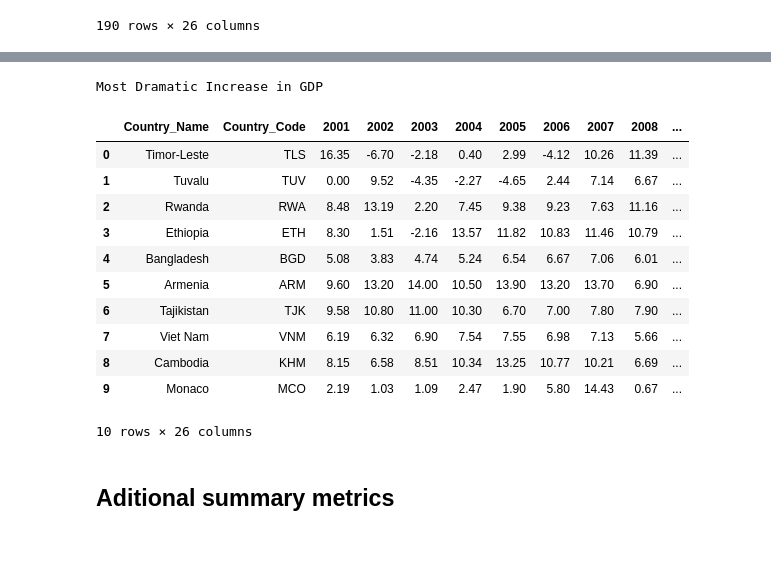
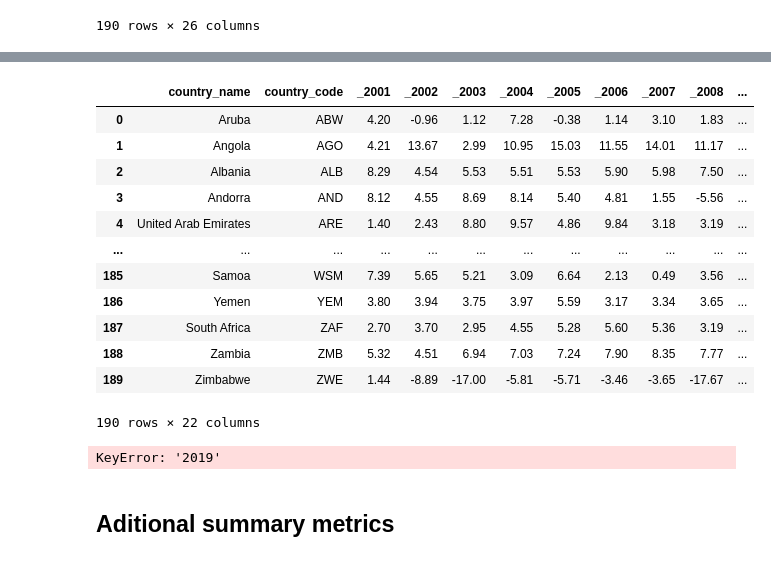
Before and after one commit to svujcich/Global_GDP_Trends, a Jupyter notebook: ETL/GDP_growth_ETL.ipynb, the cells around one changed output, grey strips where cells are left out. Saved outputs shown, nothing was run; the diff lists cells and outputs as text; code cells hidden in the pictures.

Commit message:
removed region column

```diff
--- a/ETL/GDP_growth_ETL.ipynb
+++ b/ETL/GDP_growth_ETL.ipynb
@@ -468,10 +468,6 @@ columns = list(GDP_growth_df.columns.values)
 print(columns)
 # %% [output]
 ['Country_Name', 'Country_Code', '2001', '2002', '2003', '2004', '2005', '2006', '2007', '2008', '2009', '2010', '2011', '2012', '2013', '2014', '2015', '2016', '2017', '2018', '2019', 'Country Code', ...
-# %%
-#rename income group
-#b. rename new Country name Column
-GDP_growth_df = GDP_growth_df.rename({"IncomeGroup": "Income_Group"}, axis=1)
 # %%
 #format values
 #a. check data types
@@ -515,3 +511,8 @@ GDP_growth_df
 # %%
 # set country name equal to index
 # clean_GDP_df.set_index(clean_GDP_df.columns[0])
+# %%
+#clean Up DataFrame
+#drop columns
+GDP_growth_df = GDP_growth_df.drop(['SpecialNotes', 'TableName', 'Country Code', 'Region'], axis=1)
+GDP_growth_df
@@ -518,3 +533,23 @@ GDP_growth_df
+# %%
+#replace column names
+GDP_growth_df = GDP_growth_df.set_axis(['country_name', 'country_code', '_2001', '_2002','_2003','_2004','_2005','_2006',
+                                            '_2007','_2008','_2009','_2010','_2011','_2012','_2013','_2014','_2015','_2016','_2017',
+                                            '_2018','_2019', 'income_group'], axis = 1)
+GDP_growth_df
+# %% [output]
+|  | country_name | country_code | _2001 | _2002 | _2003 | _2004 | _2005 | _2006 | _2007 | _2008 | ... |
+| 0 | Aruba | ABW | 4.20 | -0.96 | 1.12 | 7.28 | -0.38 | 1.14 | 3.10 | 1.83 | ... |
+| 1 | Angola | AGO | 4.21 | 13.67 | 2.99 | 10.95 | 15.03 | 11.55 | 14.01 | 11.17 | ... |
+| 2 | Albania | ALB | 8.29 | 4.54 | 5.53 | 5.51 | 5.53 | 5.90 | 5.98 | 7.50 | ... |
+| 3 | Andorra | AND | 8.12 | 4.55 | 8.69 | 8.14 | 5.40 | 4.81 | 1.55 | -5.56 | ... |
+| 4 | United Arab Emirates | ARE | 1.40 | 2.43 | 8.80 | 9.57 | 4.86 | 9.84 | 3.18 | 3.19 | ... |
+| ... | ... | ... | ... | ... | ... | ... | ... | ... | ... | ... | ... |
+| 185 | Samoa | WSM | 7.39 | 5.65 | 5.21 | 3.09 | 6.64 | 2.13 | 0.49 | 3.56 | ... |
+| 186 | Yemen | YEM | 3.80 | 3.94 | 3.75 | 3.97 | 5.59 | 3.17 | 3.34 | 3.65 | ... |
+| 187 | South Africa | ZAF | 2.70 | 3.70 | 2.95 | 4.55 | 5.28 | 5.60 | 5.36 | 3.19 | ... |
+| 188 | Zambia | ZMB | 5.32 | 4.51 | 6.94 | 7.03 | 7.24 | 7.90 | 8.35 | 7.77 | ... |
+| 189 | Zimbabwe | ZWE | 1.44 | -8.89 | -17.00 | -5.81 | -5.71 | -3.46 | -3.65 | -17.67 | ... |
+190 rows × 22 columns
 # %%
 #export to csv
 GDP_growth_df.to_csv("Resources/cleaned_datasets/clean_GDP_growth.csv")
@@ -526,19 +561,7 @@ top_10_countries = top_10_countries.reset_index(drop=True)
 print("Most Dramatic Increase in GDP")
 top_10_countries
 # %% [output]
-Most Dramatic Increase in GDP
+KeyError: '2019'
-|  | Country_Name | Country_Code | 2001 | 2002 | 2003 | 2004 | 2005 | 2006 | 2007 | 2008 | ... |
-| 0 | Timor-Leste | TLS | 16.35 | -6.70 | -2.18 | 0.40 | 2.99 | -4.12 | 10.26 | 11.39 | ... |
-| 1 | Tuvalu | TUV | 0.00 | 9.52 | -4.35 | -2.27 | -4.65 | 2.44 | 7.14 | 6.67 | ... |
-| 2 | Rwanda | RWA | 8.48 | 13.19 | 2.20 | 7.45 | 9.38 | 9.23 | 7.63 | 11.16 | ... |
-| 3 | Ethiopia | ETH | 8.30 | 1.51 | -2.16 | 13.57 | 11.82 | 10.83 | 11.46 | 10.79 | ... |
-| 4 | Bangladesh | BGD | 5.08 | 3.83 | 4.74 | 5.24 | 6.54 | 6.67 | 7.06 | 6.01 | ... |
-| 5 | Armenia | ARM | 9.60 | 13.20 | 14.00 | 10.50 | 13.90 | 13.20 | 13.70 | 6.90 | ... |
-| 6 | Tajikistan | TJK | 9.58 | 10.80 | 11.00 | 10.30 | 6.70 | 7.00 | 7.80 | 7.90 | ... |
-| 7 | Viet Nam | VNM | 6.19 | 6.32 | 6.90 | 7.54 | 7.55 | 6.98 | 7.13 | 5.66 | ... |
-| 8 | Cambodia | KHM | 8.15 | 6.58 | 8.51 | 10.34 | 13.25 | 10.77 | 10.21 | 6.69 | ... |
-| 9 | Monaco | MCO | 2.19 | 1.03 | 1.09 | 2.47 | 1.90 | 5.80 | 14.43 | 0.67 | ... |
-10 rows × 26 columns
 # %% [markdown]
 ## Aditional summary metrics
 # %%
```
Also changed, not shown: parts of 3 cells of this notebook.
